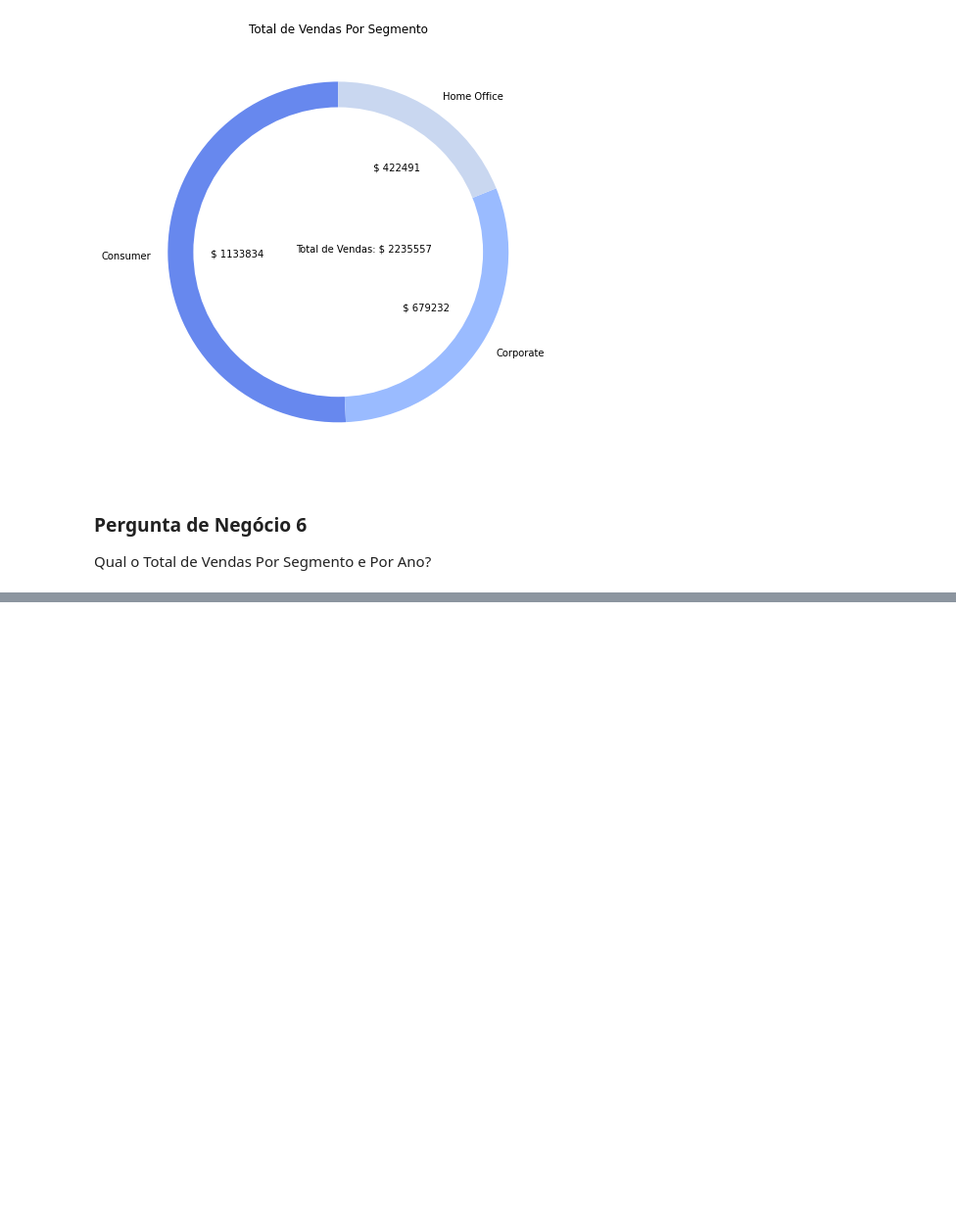
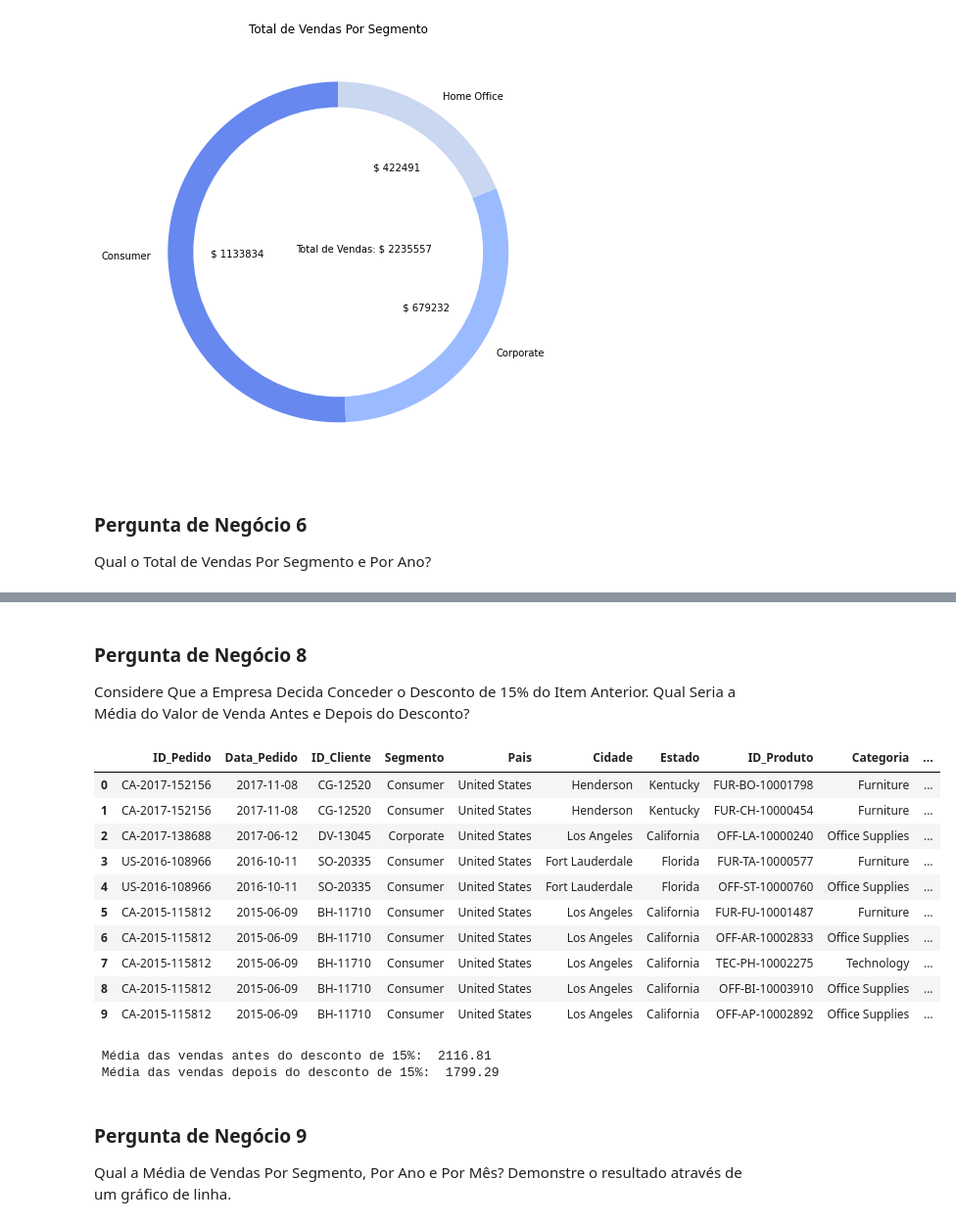
Before and after one commit to MatheusSakai/AnaliseExploratoria, a Jupyter notebook: Projeto2.ipynb, the cells around one changed output, grey strips where cells are left out. Shown at 98% size. Drawn from its saved outputs; the diff is of its cells as text; code cells hidden in the pictures; blank space fills up the shorter version.

```diff
--- a/Projeto2.ipynb
+++ b/Projeto2.ipynb
@@ -244,0 +336,22 @@ Qual o Total de Vendas Por Segmento e Por Ano?
+# %% [markdown]
+### Pergunta de Negócio 8
+
+Considere  Que  a  Empresa  Decida  Conceder  o  Desconto  de  15%  do  Item  Anterior.  Qual Seria a Média do Valor de Venda Antes e Depois do Desconto?
+# %%
+# Cria uma coluna nova calculando o valor de venda menos o desconto
+
+df['Valor_Venda_Desconto'] = df['Valor_Venda'] - (df['Valor_Venda'] * df['Desconto'])
+
+df.head(10)
+# %% [output]
+|  | ID_Pedido | Data_Pedido | ID_Cliente | Segmento | Pais | Cidade | Estado | ID_Produto | Categoria | ... |
+| 0 | CA-2017-152156 | 2017-11-08 | CG-12520 | Consumer | United States | Henderson | Kentucky | FUR-BO-10001798 | Furniture | ... |
+| 1 | CA-2017-152156 | 2017-11-08 | CG-12520 | Consumer | United States | Henderson | Kentucky | FUR-CH-10000454 | Furniture | ... |
+| 2 | CA-2017-138688 | 2017-06-12 | DV-13045 | Corporate | United States | Los Angeles | California | OFF-LA-10000240 | Office Supplies | ... |
+| 3 | US-2016-108966 | 2016-10-11 | SO-20335 | Consumer | United States | Fort Lauderdale | Florida | FUR-TA-10000577 | Furniture | ... |
+| 4 | US-2016-108966 | 2016-10-11 | SO-20335 | Consumer | United States | Fort Lauderdale | Florida | OFF-ST-10000760 | Office Supplies | ... |
+| 5 | CA-2015-115812 | 2015-06-09 | BH-11710 | Consumer | United States | Los Angeles | California | FUR-FU-10001487 | Furniture | ... |
+| 6 | CA-2015-115812 | 2015-06-09 | BH-11710 | Consumer | United States | Los Angeles | California | OFF-AR-10002833 | Office Supplies | ... |
+| 7 | CA-2015-115812 | 2015-06-09 | BH-11710 | Consumer | United States | Los Angeles | California | TEC-PH-10002275 | Technology | ... |
+| 8 | CA-2015-115812 | 2015-06-09 | BH-11710 | Consumer | United States | Los Angeles | California | OFF-BI-10003910 | Office Supplies | ... |
+| 9 | CA-2015-115812 | 2015-06-09 | BH-11710 | Consumer | United States | Los Angeles | California | OFF-AP-10002892 | Office Supplies | ... |
@@ -244,0 +364,10 @@ Qual o Total de Vendas Por Segmento e Por Ano?
+# %%
+print(" Média das vendas antes do desconto de 15%: ", round(media_vendas_antes_desconto, 2), "\n",
+      "Média das vendas depois do desconto de 15%: ", round(media_vendas_depois_desconto, 2))
+# %% [output]
+ Média das vendas antes do desconto de 15%:  2116.81
+ Média das vendas depois do desconto de 15%:  1799.29
+# %% [markdown]
+### Pergunta de Negócio 9
+
+Qual a Média de Vendas Por Segmento, Por Ano e Por Mês? Demonstre o resultado através de um gráfico de linha.
```
Also changed, not shown: parts of 19 cells of this notebook.
